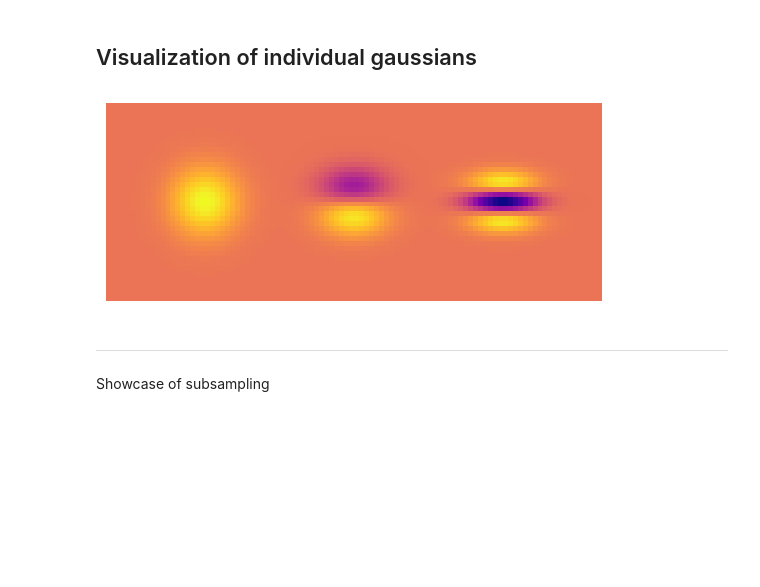
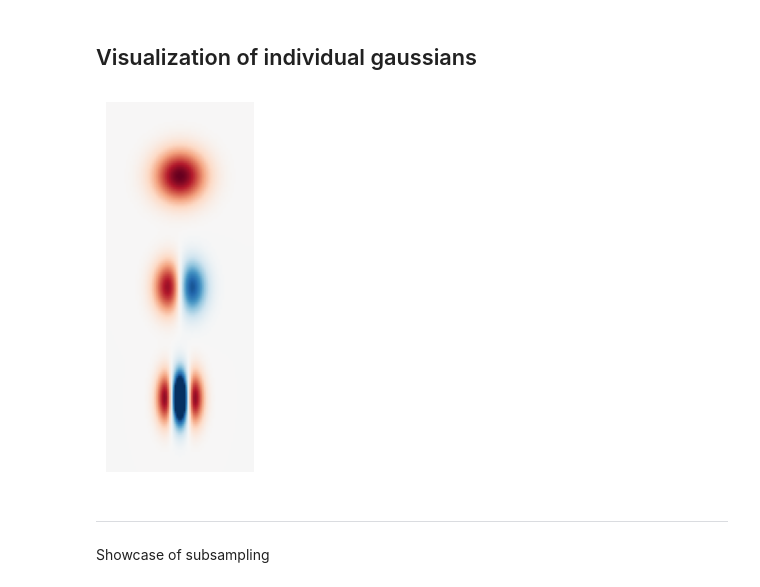
Before and after one commit to SuperVK/sparse-image-repr-bep, a Jupyter notebook: project.ipynb, the cells around one changed output. Cells and saved outputs as stored; diff of their text form; code cells hidden in the pictures; blank space fills up the shorter version.

```diff
--- a/project.ipynb
+++ b/project.ipynb
@@ -299,22 +299,25 @@ Execute all the functions above to run code blocks below
 ## Visualization of individual gaussians
 # %%
 # w = torch.tensor([[-1,  -2, 1,  torch.pi/1.5, 0.5 - 2, 0.2 + 1], [-1,  -2, 1,  torch.pi/1.5, 0.5 - 2, 0.2 + 1]]).permute(1, 0)
+
+
 w_prime = torch.tensor([[0, 0, 1,  -3, -3, -0.8,  0.45, 0.42], [1, 0, 0,  -2.5, -2.5, -0.8,  0.45, 0.42]]).permute(1, 0)
 
 color_zeroth = torch.tensor([[0.5, 0.5, 0.5], [0, 0, 0], [0, 0, 0]])
 color_first = torch.tensor([[0, 0, 0], [0.5, 0.5, 0.5], [0, 0, 0]])
 color_second = torch.tensor([[0, 0, 0], [0, 0, 0], [0.5, 0.5, 0.5]])
 scale_shear = torch.tensor([[ -2, -2, 0], [ -2, -2, 0], [ -2, -2, 0]])
-rotation = torch.tensor([math.pi/2, math.pi/2, math.pi/2])
-translation = torch.tensor([[-0.6, 0], [0, 0], [0.6, 0]])
+rotation = torch.tensor([0, 0, 0])
+translation = torch.tensor([[0, 0.6], [0, 0], [0, -0.6]])
+
 
 # plt.title("Gaussian and derivatives, scaled")
-img = f_hat(color_zeroth, color_first, color_second, scale_shear, rotation, translation, 100, 100).permute(1, 2, 0)[30:70, :].mean(-1)
-plt.imshow(img, origin='lower', cmap='plasma')
+img = f_hat(color_zeroth, color_first, color_second, scale_shear, rotation, translation, 200, 200).permute(1, 2, 0)[:, 60:140].mean(-1)
+plt.imshow(1 - img, origin='lower', cmap="RdBu", vmin=0, vmax=1)
 plt.axis('off')
 plt.show()
 # %% [output]
-[figure, old version]
+[figure, new version]
 # %% [markdown]
 ---
 Showcase of subsampling
```
Also changed, not shown: parts of 2 cells of this notebook, 6 other files.
